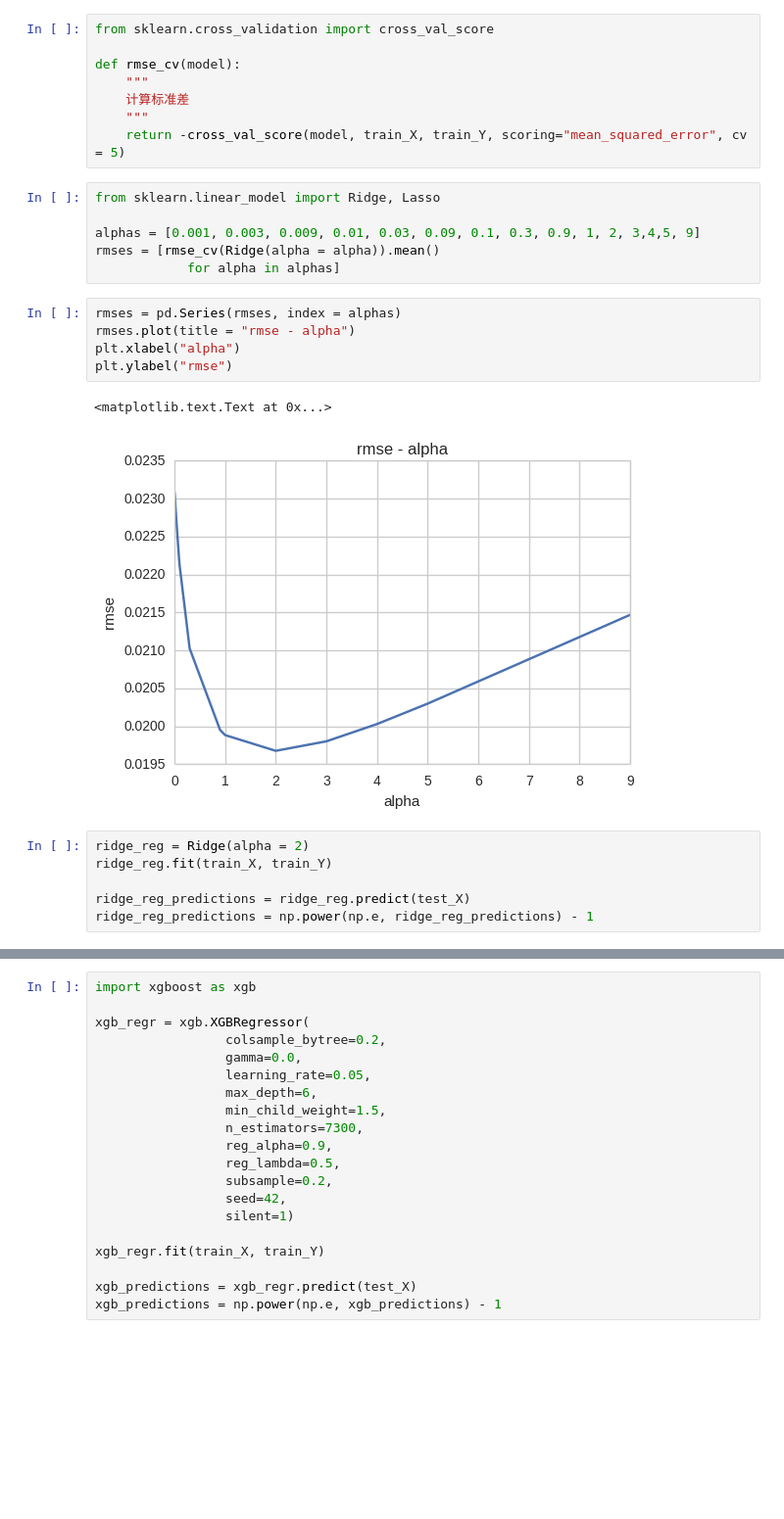
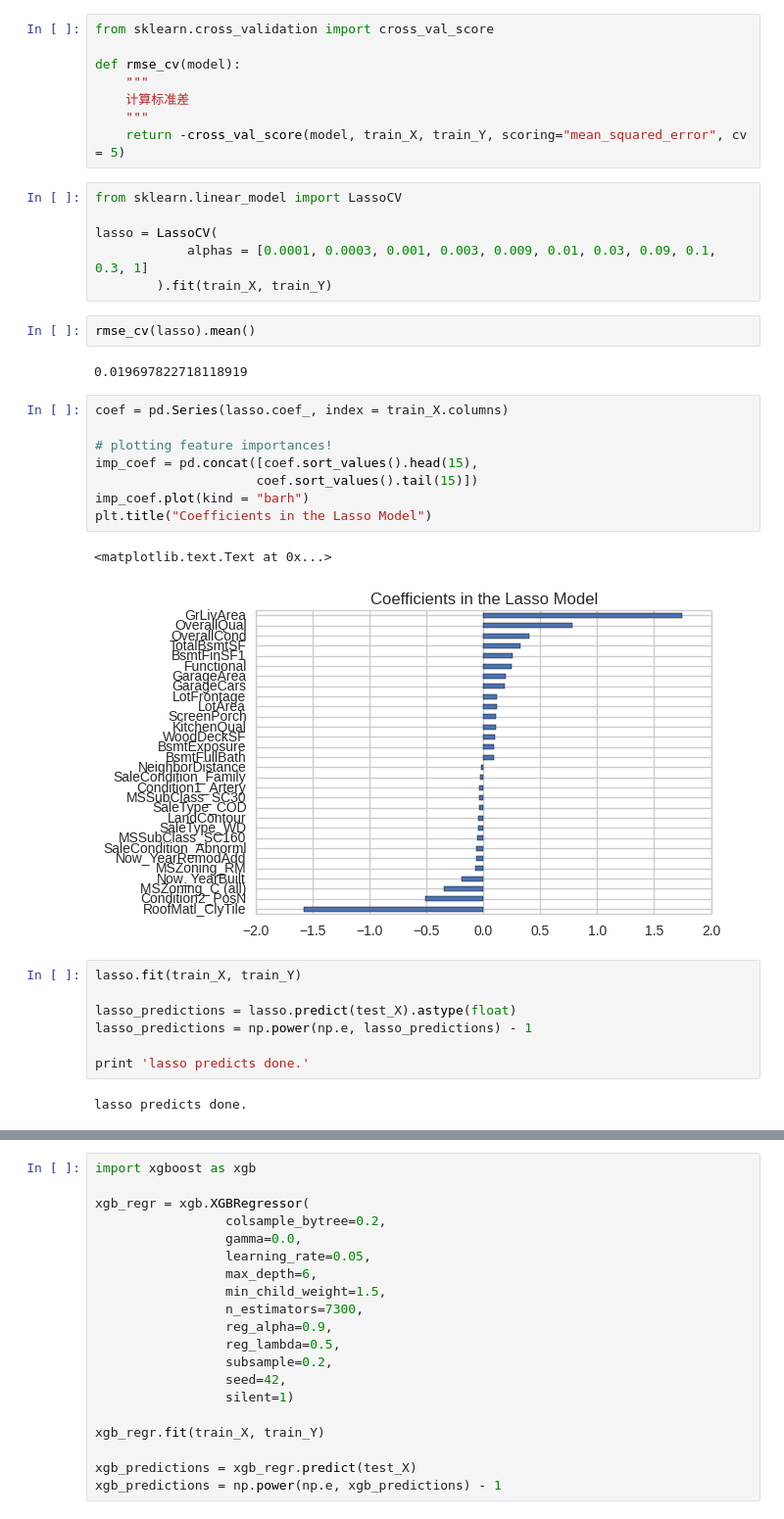
Before and after one commit to SunnyMarkLiu/Kaggle-House-Prices, a Jupyter notebook: Predict_House_Prices.ipynb, the cells around one changed output, grey strips where cells are left out. Shown at 98% size. Saved outputs shown, nothing was run; the diff lists cells and outputs as text; blank space fills up the shorter version.

```diff
--- a/Predict_House_Prices.ipynb
+++ b/Predict_House_Prices.ipynb
@@ -676,22 +717,32 @@ def rmse_cv(model):
     """
     return -cross_val_score(model, train_X, train_Y, scoring="mean_squared_error", cv = 5)
 # %%
-from sklearn.linear_model import Ridge, Lasso
+from sklearn.linear_model import LassoCV
 
-alphas = [0.001, 0.003, 0.009, 0.01, 0.03, 0.09, 0.1, 0.3, 0.9, 1, 2, 3,4,5, 9]
-rmses = [rmse_cv(Ridge(alpha = alpha)).mean()
-            for alpha in alphas]
+lasso = LassoCV(
+            alphas = [0.0001, 0.0003, 0.001, 0.003, 0.009, 0.01, 0.03, 0.09, 0.1, 0.3, 1]
+        ).fit(train_X, train_Y)
-# %%
-rmses = pd.Series(rmses, index = alphas)
-rmses.plot(title = "rmse - alpha")
-plt.xlabel("alpha")
-plt.ylabel("rmse")
-# %% [output]
-<matplotlib.text.Text at 0x...>
-[figure, removed]
+# %%
+rmse_cv(lasso).mean()
+# %% [output]
+0.019697822718118919
+# %%
+coef = pd.Series(lasso.coef_, index = train_X.columns)
+
+# plotting feature importances!
+imp_coef = pd.concat([coef.sort_values().head(15),
+                     coef.sort_values().tail(15)])
+imp_coef.plot(kind = "barh")
+plt.title("Coefficients in the Lasso Model")
+# %% [output]
+<matplotlib.text.Text at 0x...>
+[figure, added]
 # %%
-ridge_reg = Ridge(alpha = 2)
-ridge_reg.fit(train_X, train_Y)
+lasso.fit(train_X, train_Y)
 
-ridge_reg_predictions = ridge_reg.predict(test_X)
-ridge_reg_predictions = np.power(np.e, ridge_reg_predictions) - 1
+lasso_predictions = lasso.predict(test_X).astype(float)
+lasso_predictions = np.power(np.e, lasso_predictions) - 1
+
+print 'lasso predicts done.'
+# %% [output]
+lasso predicts done.
```
Also changed, not shown: parts of 13 cells of this notebook, 2 other files.
